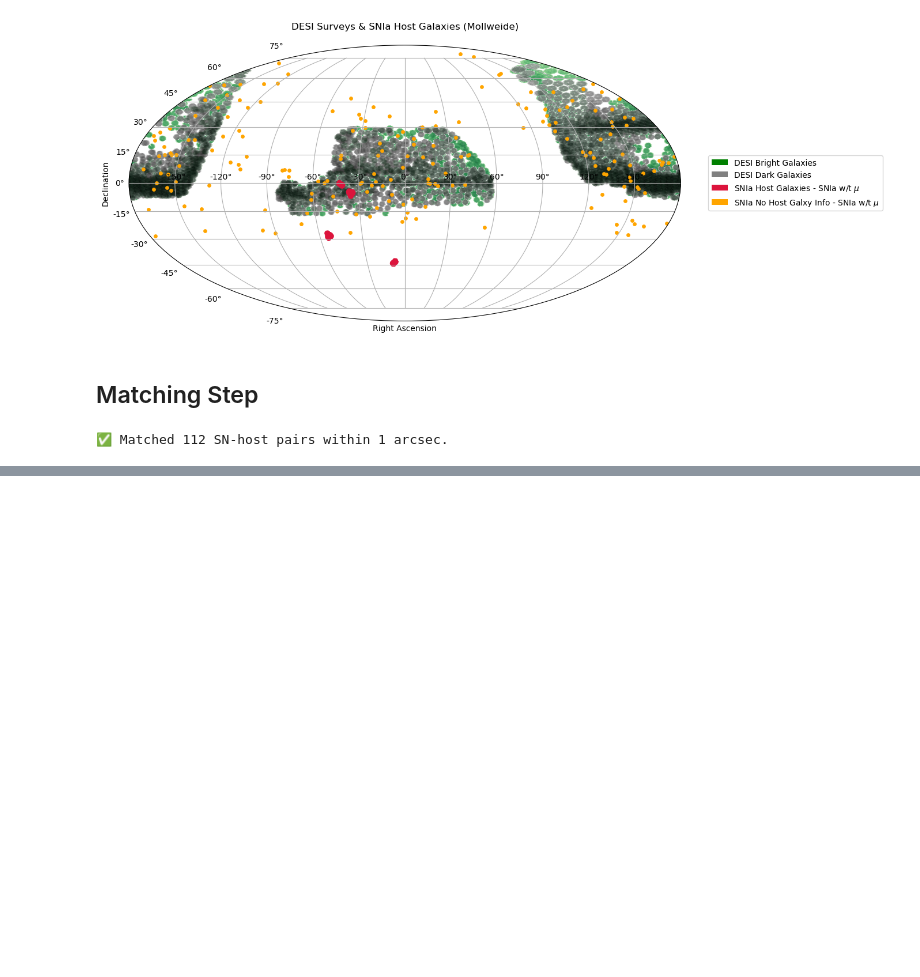
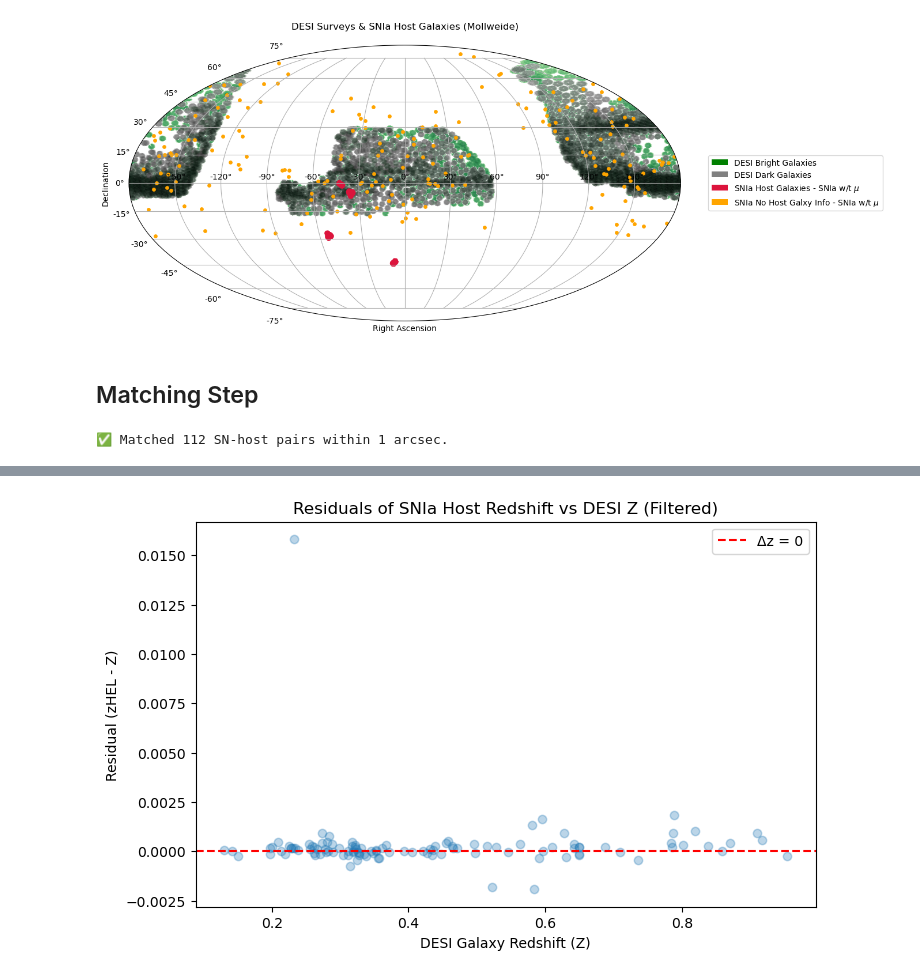
Before and after one commit to chernya4/first_paper, a Jupyter notebook: DES5YR_DESI_deliverable.ipynb, the cells around one changed output, grey strips where cells are left out. Drawn from its saved outputs; the diff is of its cells as text; code cells hidden in the pictures; blank space fills up the shorter version.

```diff
--- a/DES5YR_DESI_deliverable.ipynb
+++ b/DES5YR_DESI_deliverable.ipynb
@@ -381,0 +466,19 @@ print(f"✅ Matched {len(matched)} SN-host pairs within 1 arcsec.")
+# %%
+# === Then: Filter out rows where |Δz| > 0.5 ===
+filtered_df = df[df["ABS_DIFF_zHEL_Z"] <= 0.05]
+
+# === Save the filtered data ===
+output_path = "DES5YR_DESI_data/SNIa_matched_2_DESI_gal_Z_filtered.csv"
+filtered_df.to_csv(output_path, index=False)
+
+# === Verification plot: Residuals vs DESI Redshift for filtered data ===
+plt.figure(figsize=(8, 5))
+plt.scatter(filtered_df["Z"], filtered_df["RESIDUAL"], alpha=0.3)
+plt.axhline(0, color='r', linestyle='--', label='Δz = 0')
+plt.xlabel("DESI Galaxy Redshift (Z)")
+plt.ylabel("Residual (zHEL - Z)")
+plt.title("Residuals of SNIa Host Redshift vs DESI Z (Filtered)")
+plt.legend()
+plt.show()
+# %% [output]
+[figure, added]
```
Also changed, not shown: parts of 4 cells of this notebook, 1 other file.
